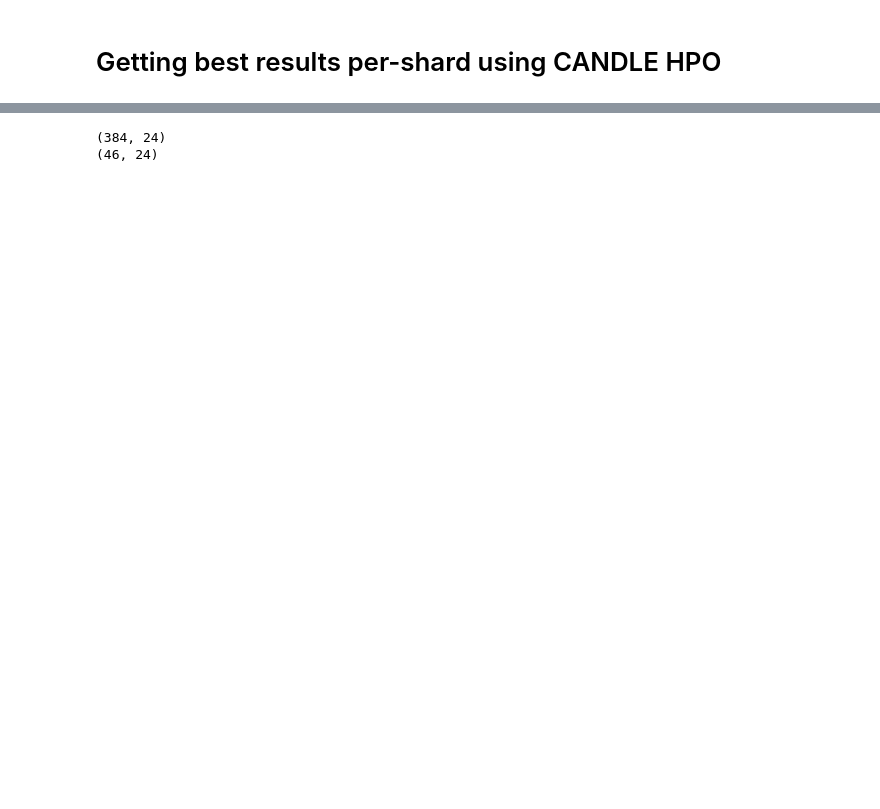
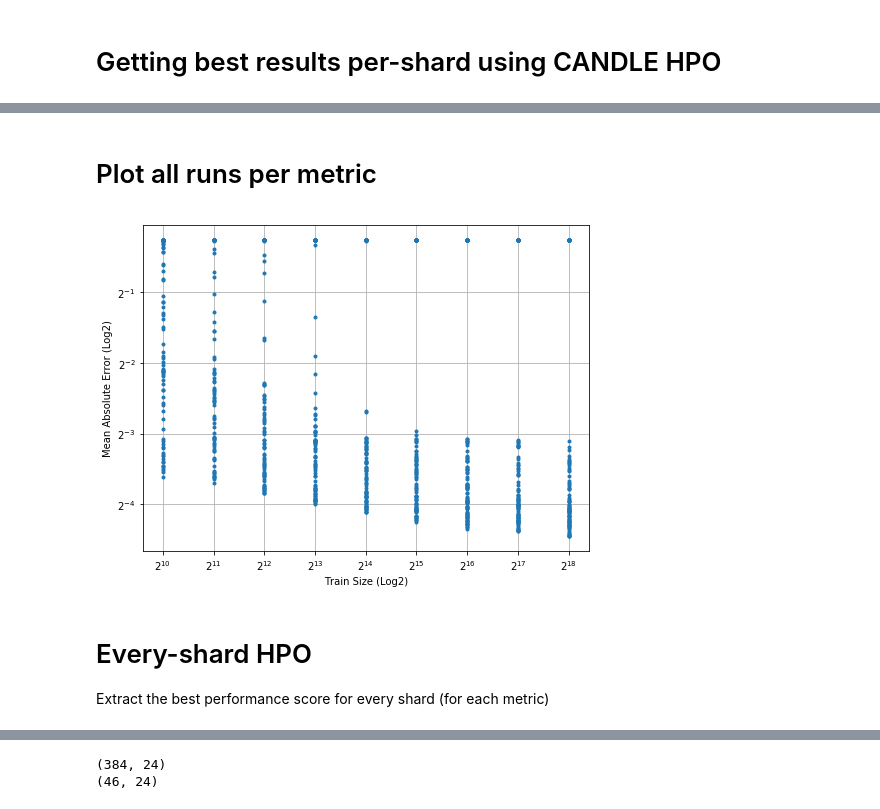
Before and after one commit to adpartin/LearningCurves, a Jupyter notebook: notebooks/candle_hpo.ipynb, the cells around one changed output, grey strips where cells are left out. Drawn from its saved outputs; the diff is of its cells as text; code cells hidden in the pictures; blank space fills up the shorter version.

```diff
--- a/notebooks/candle_hpo.ipynb
+++ b/notebooks/candle_hpo.ipynb
@@ -27,5 +39,6 @@ Using TensorFlow backend.
 # %%
-basedir = Path('/vol/ml/apartin/projects/LearningCurves/from_harry/lc_hpo_e700')
+hpodir1 = Path('/vol/ml/apartin/projects/LearningCurves/from_harry/lc_hpo_e700')
+hpodir2 = Path('/vol/ml/apartin/projects/LearningCurves/from_harry/lc_hpo2_e700')
 # %%
 # --------------------------
 #     UPF file
@@ -105,0 +129,3 @@ array(['batch_size', 'batchnorm', 'cell_fea', 'clr_base_lr', 'clr_gamma',
+# %%
+hp1 = df_from_upf_run(hpo_dir=hpodir1)
+hp2 = df_from_upf_run(hpo_dir=hpodir2)
@@ -106,7 +137,17 @@ array(['batch_size', 'batchnorm', 'cell_fea', 'clr_base_lr', 'clr_gamma',
 # %%
-# Get a subset of columns
-col_subset = ['batch_size', 'lr', 'opt', 'dr_rate', 'batchnorm', 'cell_fea', 'clr_mode', 'cv_folds', 'cv_method',
-              'drug_fea', 'epochs', 'framework', 'model_name',
-              'n_trees', 'run_id', 'scaler', 'shard_step_scale', 'shards_arr', 'target_name', 'epoch_stop',
-              'mean_absolute_error', 'mean_squared_error', 'median_absolute_error', 'r2']
+hp = pd.concat([hp2, hp1], axis=0)
+print(hp.columns.values)
+
+# Subset of columns
+col_subset = ['shards_arr',
+              'batch_size', 'lr', 'opt', 'dr_rate',  # HPs
+              # 'batchnorm', 'clr_mode', 'cv_method', 'scaler', 'epoch_stop',  # potential DL HPs
+              # 'n_trees',  # potential LGBM HPs
+              # 'cell_fea', 'drug_fea', 'target_name',  # features and response
+              # 'epochs', 'framework', 'model_name', 'cv_folds',  # ML settings
+              # 'run_id', 'shard_step_scale', # Other
+              'mean_absolute_error', 'mean_squared_error', 'median_absolute_error', 'r2', # scores
+             ]
+
 hp = hp[col_subset]
+display(hp.head())
@@ -139,0 +191,13 @@ Name: batch_size, dtype: int64
+# %% [markdown]
+# Plot all runs per metric
+# %%
+met = 'mean_absolute_error'
+fig, ax = plt.subplots(figsize=(8,6))
+plt.plot(hp['shards_arr'], hp[met], '.'); plt.grid(True); plt.xlabel('Train Size (Log2)'); plt.ylabel(lrn_crv.capitalize_metric(met) + ' (Log2)');
+ax.set_xscale('log', basex=2)
+ax.set_yscale('log', basey=2)
+# %% [output]
+[figure, added]
+# %% [markdown]
+# Every-shard HPO
+Extract the best performance score for every shard (for each metric)
```
Also changed, not shown: parts of 37 cells of this notebook, 5 other files.
